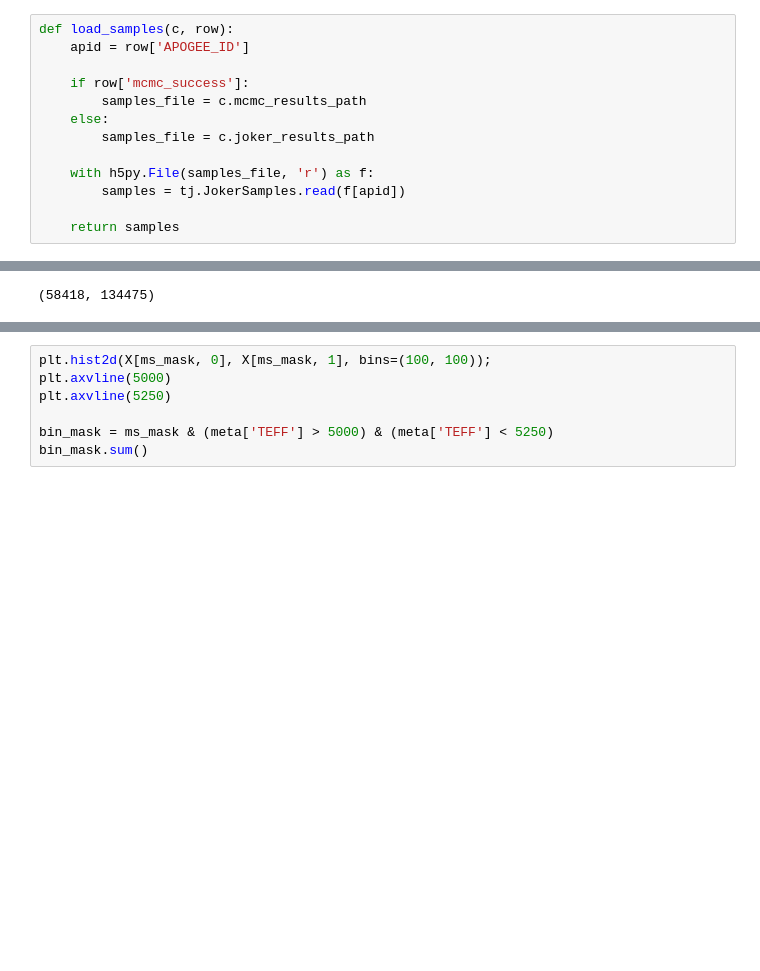
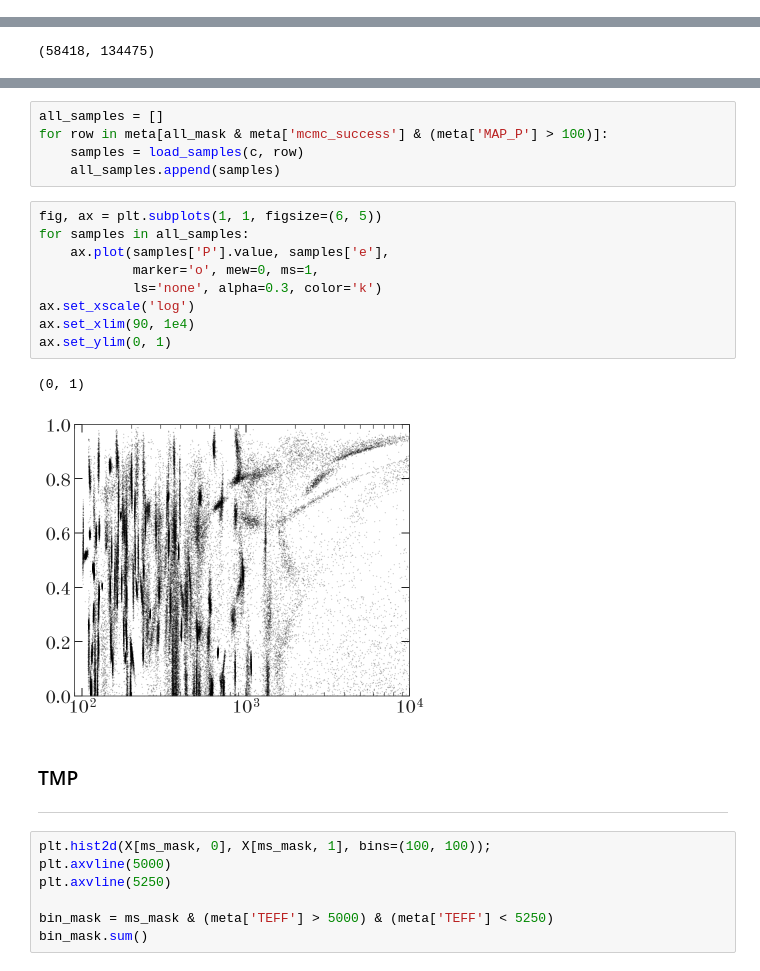
Before and after one commit to adrn/apogee-dr16-vac, a Jupyter notebook: notebooks/Long-P-eccentricity-testing.ipynb, the cells around one changed output, grey strips where cells are left out. Cells and saved outputs as stored; diff of their text form; blank space fills up the shorter version.

```diff
--- a/notebooks/Long-P-eccentricity-testing.ipynb
+++ b/notebooks/Long-P-eccentricity-testing.ipynb
@@ -46,16 +30,3 @@ ImportError: cannot import name 'fast_mf' from 'helpers' (/mnt/ceph/users/aprice
-# %%
-def load_samples(c, row):
-    apid = row['APOGEE_ID']
-
-    if row['mcmc_success']:
-        samples_file = c.mcmc_results_path
-    else:
-        samples_file = c.joker_results_path
-
-    with h5py.File(samples_file, 'r') as f:
-        samples = tj.JokerSamples.read(f[apid])
-
-    return samples
 # %%
 def beta_logpdf(x, a, b):
     denom = loggamma(a) + loggamma(b)
@@ -90,3 +82,24 @@ plt.axvline(0.4)
+# %%
+all_samples = []
+for row in meta[all_mask & meta['mcmc_success'] & (meta['MAP_P'] > 100)]:
+    samples = load_samples(c, row)
+    all_samples.append(samples)
+# %%
+fig, ax = plt.subplots(1, 1, figsize=(6, 5))
+for samples in all_samples:
+    ax.plot(samples['P'].value, samples['e'],
+            marker='o', mew=0, ms=1,
+            ls='none', alpha=0.3, color='k')
+ax.set_xscale('log')
+ax.set_xlim(90, 1e4)
+ax.set_ylim(0, 1)
+# %% [output]
+(0, 1)
+[figure, added]
+# %% [markdown]
+### TMP
+
+---
 # %%
 plt.hist2d(X[ms_mask, 0], X[ms_mask, 1], bins=(100, 100));
 plt.axvline(5000)
```
Also changed, not shown: parts of 20 cells of this notebook, 7 other files.
